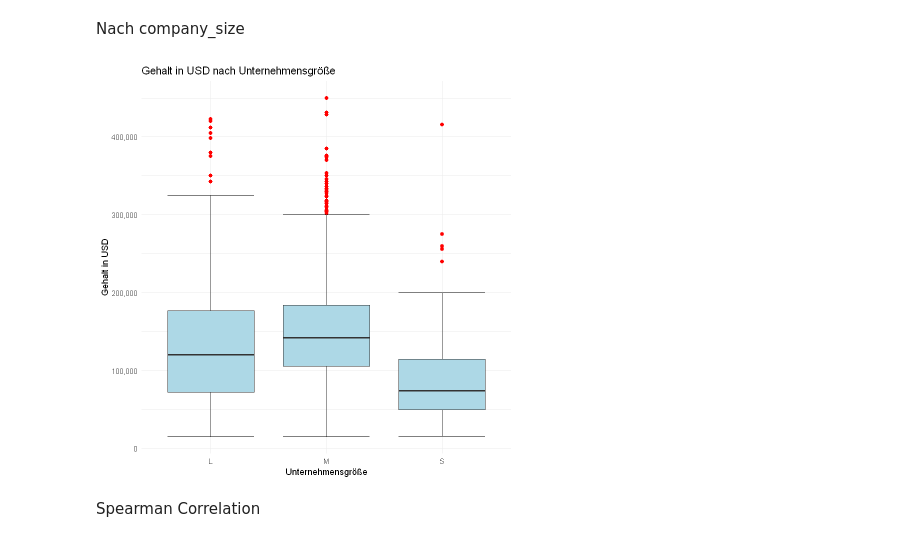
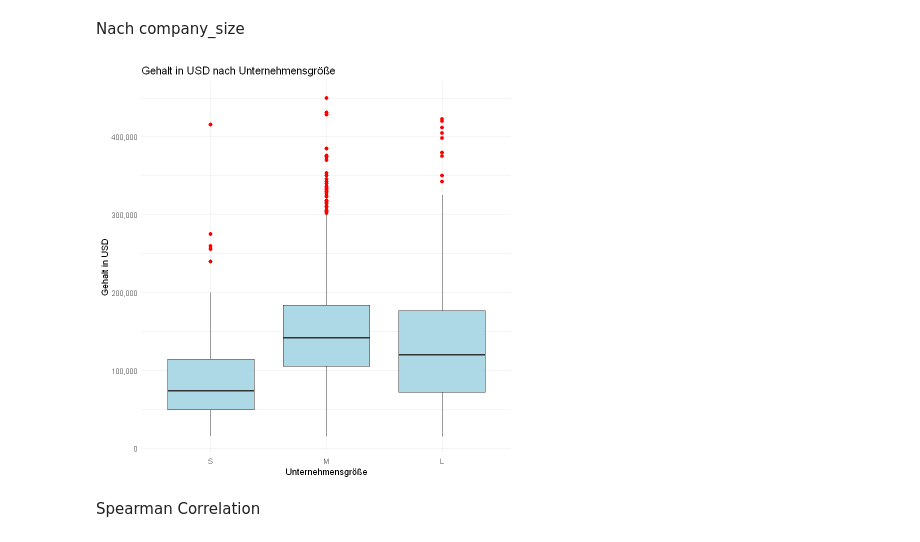
Before and after one commit to FlorianSymmank/IntroDataScienceSS23, a Jupyter notebook: analysis.ipynb, the cells around one changed output. Cells and saved outputs as stored; diff of their text form; code cells hidden in the pictures.

```diff
--- a/analysis.ipynb
+++ b/analysis.ipynb
@@ -145,17 +180,19 @@ ggplot(df_counties, aes(x = company_location, y = salary_in_usd)) +
 # %% [markdown]
 Nach company_size
 # %%
+size_order <- c('S', 'M', 'L')
+
 df_cz <- df %>%
+  mutate(company_size = factor(company_size, levels = size_order)) %>%
   group_by(company_size)
 
 ggplot(df_cz, aes(x = company_size, y = salary_in_usd)) +
-  stat_boxplot(geom = "errorbar") +
   geom_boxplot(fill = "lightblue", outlier.colour = "red", outlier.size = 2) +
   labs(title = "Gehalt in USD nach Unternehmensgröße", x = "Unternehmensgröße", y = "Gehalt in USD") +
   scale_y_continuous(labels = scales::comma) +
   theme_minimal()
 # %% [output]
-[figure, old version]
+[figure, new version]
 # %% [markdown]
 Spearman Correlation
 # %% [markdown]
```
Also changed, not shown: parts of 7 cells of this notebook.
